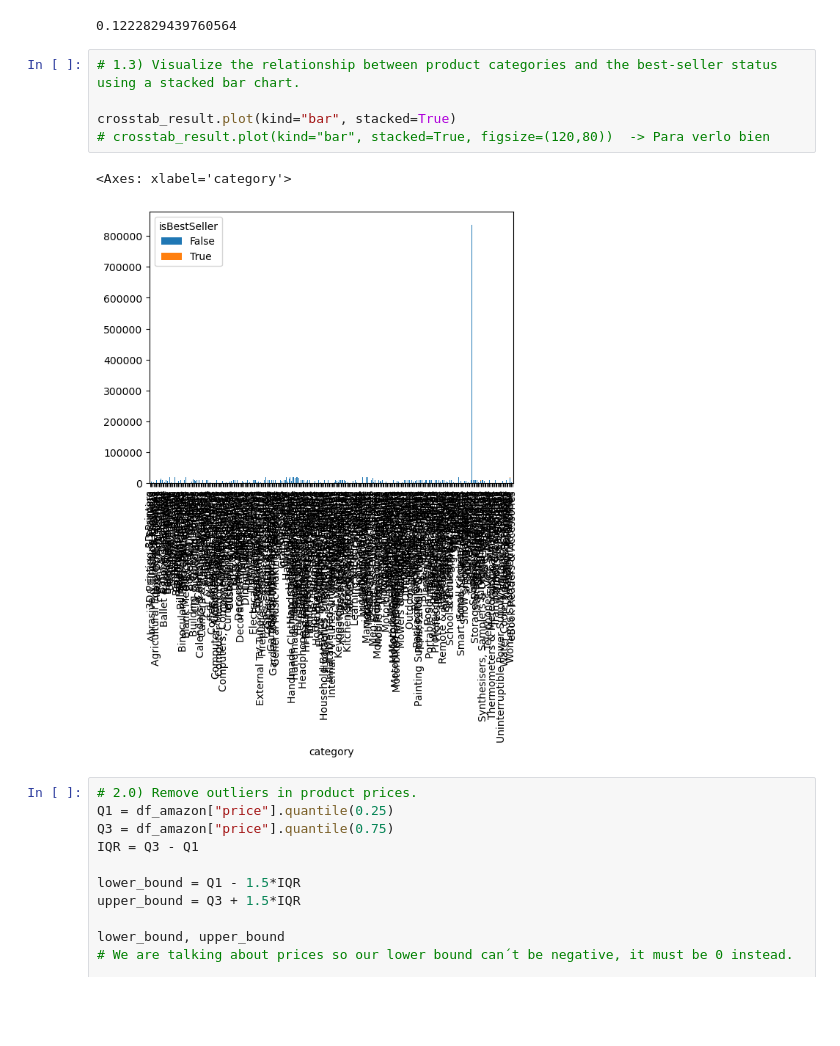
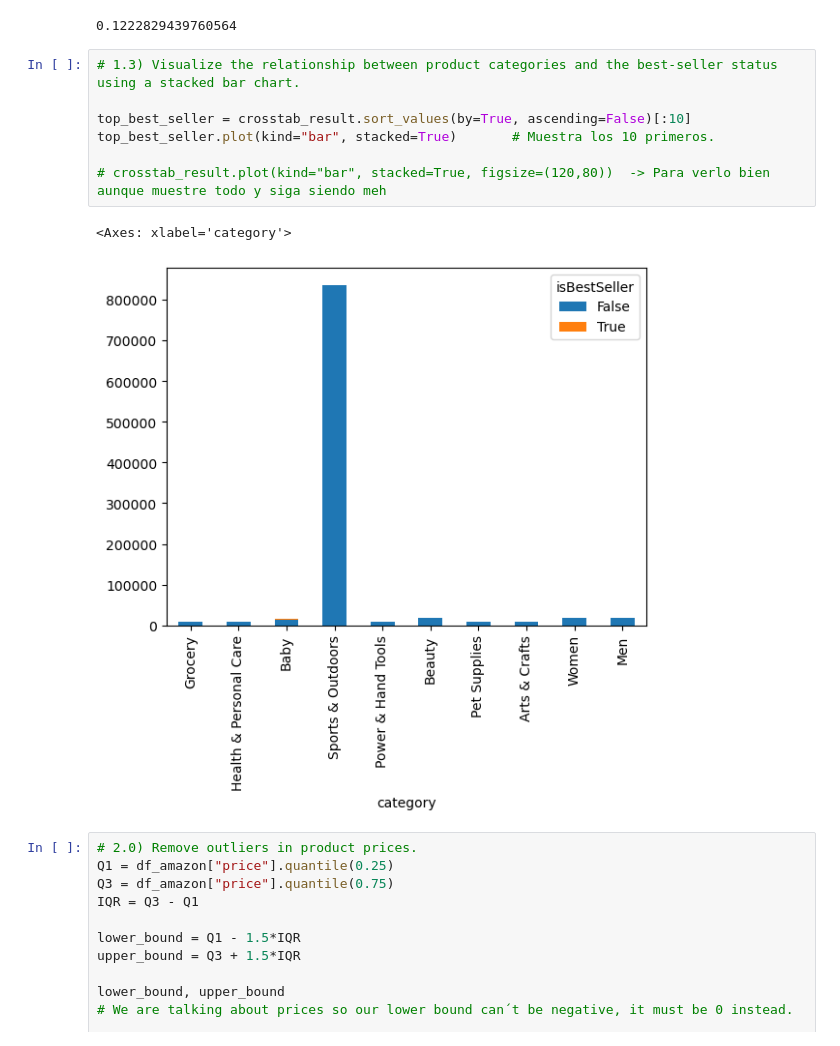
Before and after one commit to ivanalonsom/lab-eda-bivariate, a Jupyter notebook: main.ipynb, the cells around one changed output. Cells and saved outputs as stored; diff of their text form; blank space fills up the shorter version.

```diff
--- a/main.ipynb
+++ b/main.ipynb
@@ -90,11 +90,13 @@ association(crosstab_result, method="cramer")
 # %%
 # 1.3) Visualize the relationship between product categories and the best-seller status using a stacked bar chart.
 
-crosstab_result.plot(kind="bar", stacked=True)
-# crosstab_result.plot(kind="bar", stacked=True, figsize=(120,80))  -> Para verlo bien
+top_best_seller = crosstab_result.sort_values(by=True, ascending=False)[:10]
+top_best_seller.plot(kind="bar", stacked=True)       # Muestra los 10 primeros.
+
+# crosstab_result.plot(kind="bar", stacked=True, figsize=(120,80))  -> Para verlo bien aunque muestre todo y siga siendo meh
 # %% [output]
 <Axes: xlabel='category'>
-[figure, old version]
+[figure, new version]
 # %%
 # 2.0) Remove outliers in product prices.
 Q1 = df_amazon["price"].quantile(0.25)
```
Also changed, not shown: parts of 4 cells of this notebook.
